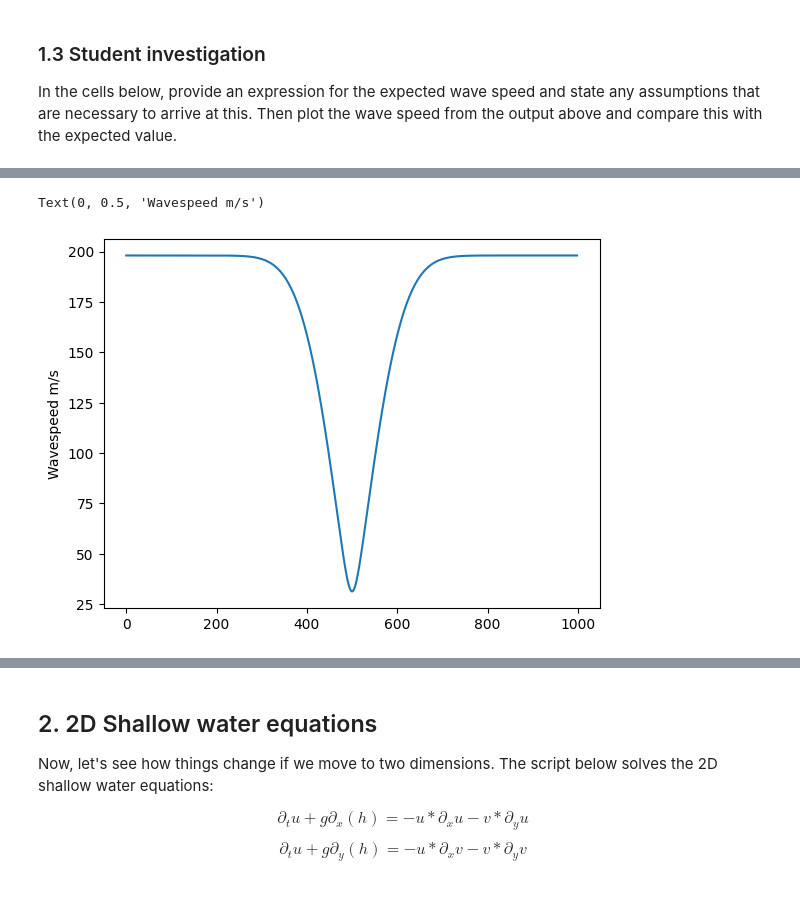
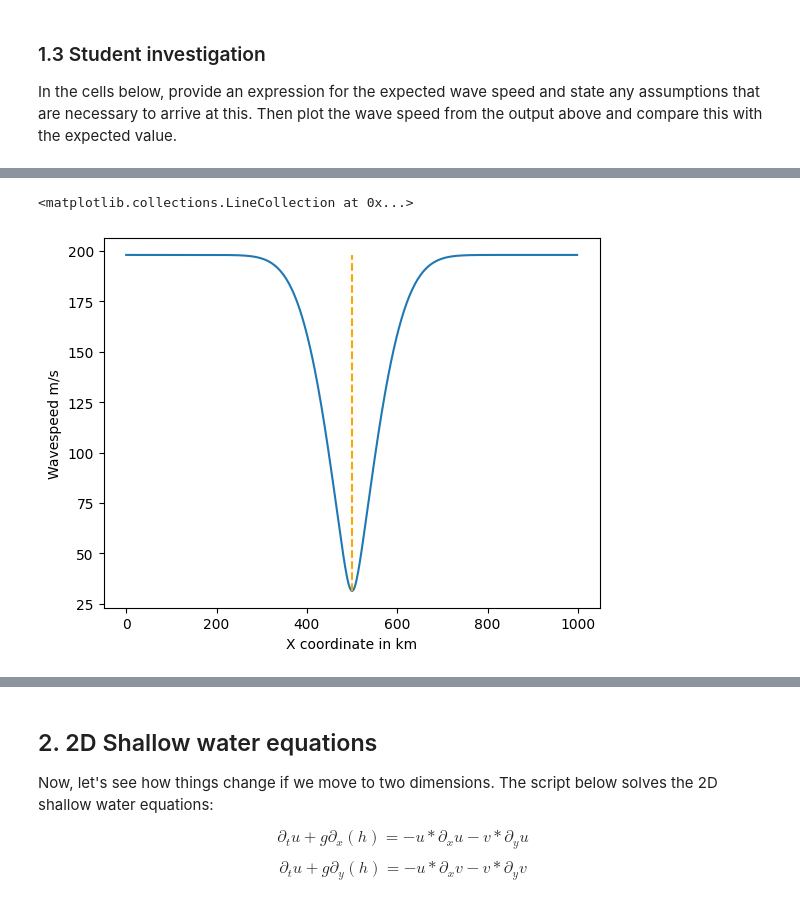
Before and after one commit to ananyaaa-j/QCES, a Jupyter notebook: Project3_tsunami.ipynb, the cells around one changed output, grey strips where cells are left out. Cells and saved outputs as stored; diff of their text form; code cells hidden in the pictures.

```diff
--- a/Project3_tsunami.ipynb
+++ b/Project3_tsunami.ipynb
@@ -256,12 +256,14 @@ If $H = H(x) ⇒ c_p(x)$.
 # %%
 # CREATE FIGURES HERE
 cp = np.sqrt(g*H['g'])
-plt.plot(x/1000, cp)
+plt.plot(x/kilometer, cp)
 plt.ylabel("Wavespeed m/s")
+plt.xlabel("X coordinate in km")
+plt.vlines(500, min(cp), max(cp), 'orange', '--')
 #len(H['g']) # = 512
 # %% [output]
-Text(0, 0.5, 'Wavespeed m/s')
+<matplotlib.collections.LineCollection at 0x...>
-[figure, old version]
+[figure, new version]
 # %%
 #h_save.shape # = (101, 512)
 plt.figure(figsize=(10, 10))
```
Also changed, not shown: parts of 15 cells of this notebook.
